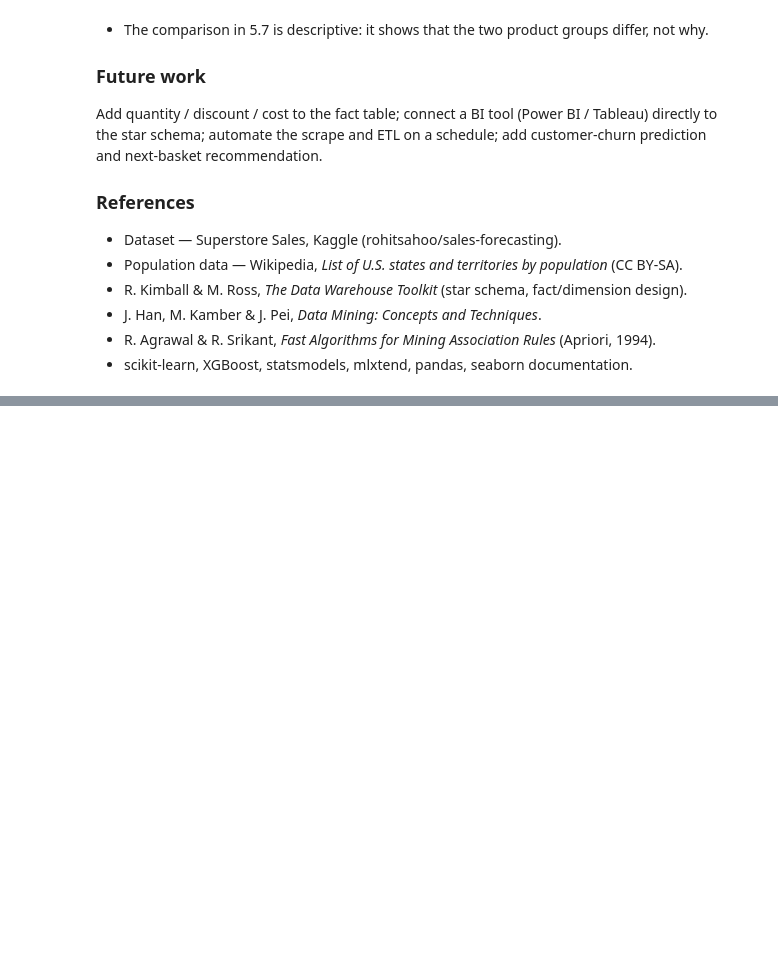
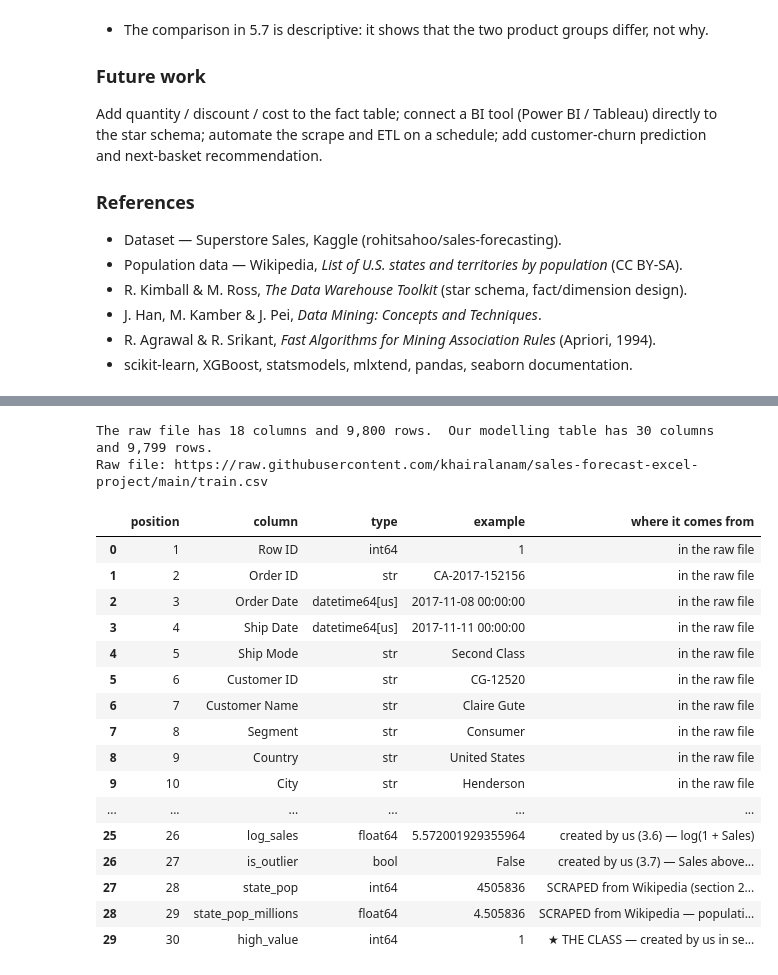
Before and after one commit to Abhishek222983101/sales-analytics-platform, a Jupyter notebook: dwm-project/DWM_Sales_Analytics.ipynb, the cells around one changed output, grey strips where cells are left out. Saved outputs shown, nothing was run; the diff lists cells and outputs as text; code cells hidden in the pictures; blank space fills up the shorter version.

```diff
--- a/dwm-project/DWM_Sales_Analytics.ipynb
+++ b/dwm-project/DWM_Sales_Analytics.ipynb
@@ -2323,0 +2341,57 @@ Add quantity / discount / cost to the fact table; connect a BI tool (Power BI /
+# %%
+created = {
+    "postal_imputed":     "created by us (3.3) — flags the 11 ZIP codes we filled in",
+    "order_year":         "created by us (3.6) — from Order Date",
+    "order_quarter":      "created by us (3.6) — from Order Date",
+    "order_month":        "created by us (3.6) — from Order Date",
+    "order_month_name":   "created by us (3.6) — from Order Date",
+    "order_weekday":      "created by us (3.6) — from Order Date",
+    "ship_days":          "created by us (3.6) — Ship Date minus Order Date",
+    "log_sales":          "created by us (3.6) — log(1 + Sales)",
+    "is_outlier":         "created by us (3.7) — Sales above the IQR fence",
+    "state_pop":          "SCRAPED from Wikipedia (section 2), joined on State",
+    "state_pop_millions": "SCRAPED from Wikipedia — population in millions",
+    "high_value":         "★ THE CLASS — created by us in section 6: 1 if Sales ≥ cut-off, else 0",
+}
+col_map = pd.DataFrame({
+    "position": range(1, mdl.shape[1] + 1),
+    "column":   mdl.columns,
+    "type":     [str(t) for t in mdl.dtypes],
+    "example":  [str(mdl[c].iloc[0])[:36] for c in mdl.columns],
+})
+col_map["where it comes from"] = col_map["column"].map(lambda c: created.get(c, "in the raw file"))
+
+print(f"The raw file has {raw.shape[1]} columns and {len(raw):,} rows.  Our modelling table has {mdl.shape[1]} columns and {len(mdl):,} rows.")
+print(f"Raw file: {DATA_URL}")
+
+# In Google Colab, also save the data as real files you can open from the Files pane (the folder icon on the left)
+try:
+    import google.colab                              # this import only works inside Colab
+    raw.to_csv("train_raw.csv", index=False)
+    clean.to_csv("train_clean.csv", index=False)
+    print("\nSaved train_raw.csv (as downloaded) and train_clean.csv (after cleaning).")
+    print("→ Open the folder icon on the left, then double-click either file to see the dataset itself.")
+except ImportError:
+    pass
+
+col_map
+# %% [output]
+The raw file has 18 columns and 9,800 rows.  Our modelling table has 30 columns and 9,799 rows.
+Raw file: https://raw.githubusercontent.com/khairalanam/sales-forecast-excel-project/main/train.csv
+|  | position | column | type | example | where it comes from |
+| 0 | 1 | Row ID | int64 | 1 | in the raw file |
+| 1 | 2 | Order ID | str | CA-2017-152156 | in the raw file |
+| 2 | 3 | Order Date | datetime64[us] | 2017-11-08 00:00:00 | in the raw file |
+| 3 | 4 | Ship Date | datetime64[us] | 2017-11-11 00:00:00 | in the raw file |
+| 4 | 5 | Ship Mode | str | Second Class | in the raw file |
+| 5 | 6 | Customer ID | str | CG-12520 | in the raw file |
+| 6 | 7 | Customer Name | str | Claire Gute | in the raw file |
+| 7 | 8 | Segment | str | Consumer | in the raw file |
+| 8 | 9 | Country | str | United States | in the raw file |
+| 9 | 10 | City | str | Henderson | in the raw file |
+| ... | ... | ... | ... | ... | ... |
+| 25 | 26 | log_sales | float64 | 5.572001929355964 | created by us (3.6) — log(1 + Sales) |
+| 26 | 27 | is_outlier | bool | False | created by us (3.7) — Sales above... |
+| 27 | 28 | state_pop | int64 | 4505836 | SCRAPED from Wikipedia (section 2... |
+| 28 | 29 | state_pop_millions | float64 | 4.505836 | SCRAPED from Wikipedia — populati... |
+| 29 | 30 | high_value | int64 | 1 | ★ THE CLASS — created by us in se... |
```
Also changed, not shown: parts of 17 cells of this notebook, 5 other files.
